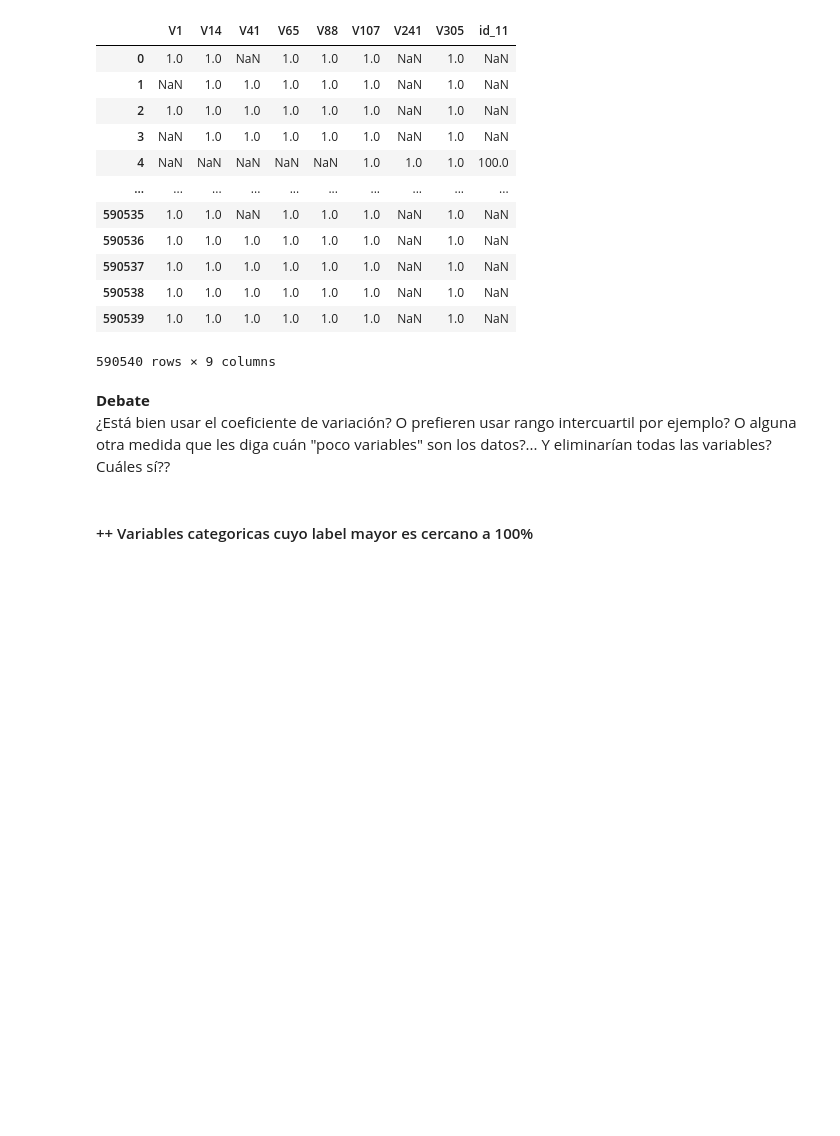
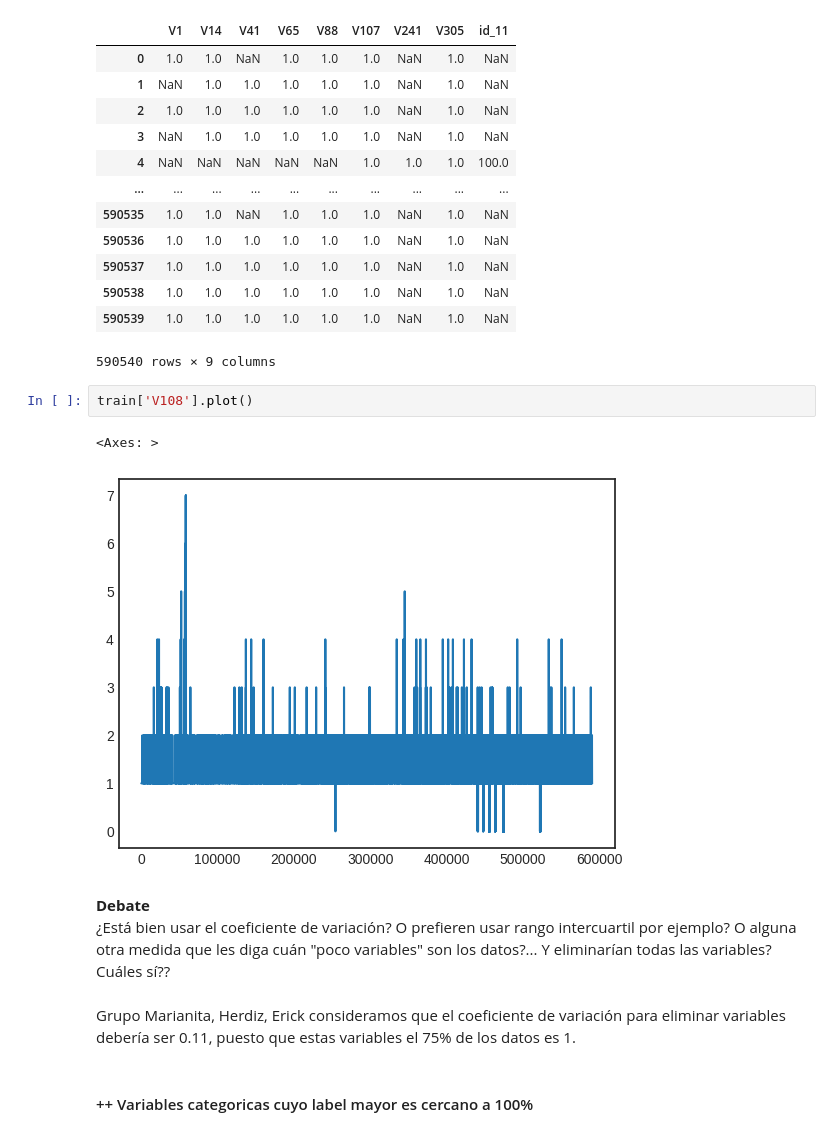
Before and after one commit to nestormontano/PrDS_2023_01_IEEE_Deteccion_Fraude, a Jupyter notebook: Scripts/IEEE_Deteccion_Fraude__EDA.ipynb, the cells around one changed output. Drawn from its saved outputs; the diff is of its cells as text; blank space fills up the shorter version.

```diff
--- a/Scripts/IEEE_Deteccion_Fraude__EDA.ipynb
+++ b/Scripts/IEEE_Deteccion_Fraude__EDA.ipynb
@@ -709,9 +714,17 @@ train.loc[ :, dscr_train.loc[:, dscr_train.apply( lambda x: x.loc['CV']< umbral_
 | 590538 | 1.0 | 1.0 | 1.0 | 1.0 | 1.0 | 1.0 | NaN | 1.0 | NaN |
 | 590539 | 1.0 | 1.0 | 1.0 | 1.0 | 1.0 | 1.0 | NaN | 1.0 | NaN |
 590540 rows × 9 columns
+# %%
+train['V108'].plot()
+# %% [output]
+<Axes: >
+[figure, added]
 # %% [markdown]
 **Debate**
 ¿Está bien usar el coeficiente de variación? O prefieren usar rango intercuartil por ejemplo? O alguna otra medida que les diga cuán "poco variables" son los datos?... Y eliminarían todas las variables? Cuáles sí??
+# %% [markdown]
+Grupo Marianita, Herdiz, Erick
+consideramos que el coeficiente de variación para eliminar variables debería ser 0.11, puesto que estas variables el 75% de los datos es 1.
 # %% [markdown]
 #### ++ Variables categoricas cuyo label mayor es cercano a 100%
 # %% [markdown]
```
Also changed, not shown: parts of 4 cells of this notebook.
